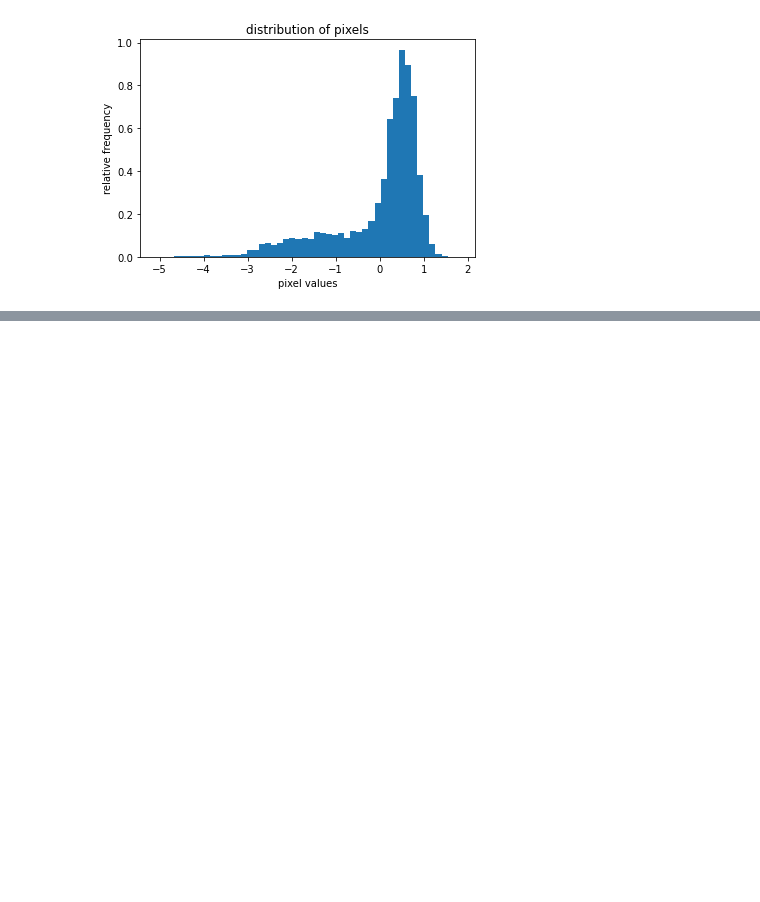
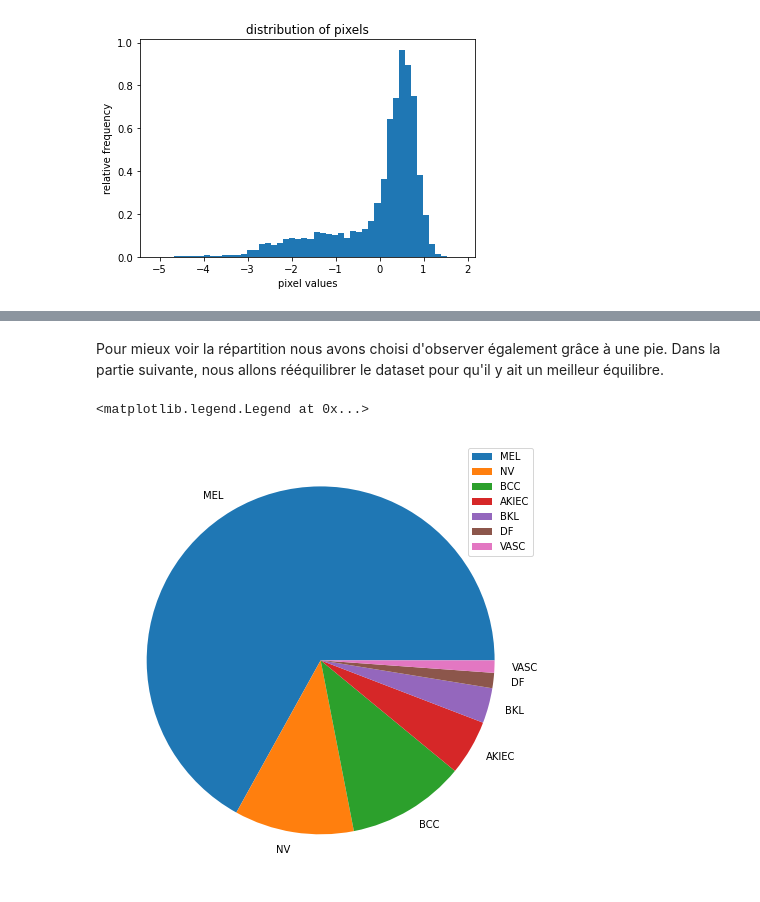
Before and after one commit to OrpheeLonie/MLBIO, a Jupyter notebook: describe_data.ipynb, the cells around one changed output, grey strips where cells are left out. Cells and saved outputs as stored; diff of their text form; code cells hidden in the pictures; blank space fills up the shorter version.

```diff
--- a/describe_data.ipynb
+++ b/describe_data.ipynb
@@ -256,24 +121,0 @@ optimizer = optim.SGD(net.parameters(), lr=0.001, momentum=0.9)
-# %%
-for epoch in range(2):  # loop over the dataset multiple times
-
-    running_loss = 0.0
-    for i, data in enumerate(train_loader):
-        # get the inputs; data is a list of [inputs, labels]
-        inputs, labels = data
-
-        # zero the parameter gradients
-        optimizer.zero_grad()
-
-        # forward + backward + optimize
-        outputs = net(inputs)
-        loss = criterion(outputs, labels)
-        loss.backward()
-        optimizer.step()
-
-        # print statistics
-        running_loss += loss.item()
-        if i % 2000 == 1999:    # print every 2000 mini-batches
-            print(f'[{epoch + 1}, {i + 1:5d}] loss: {running_loss / 2000:.3f}')
-            running_loss = 0.0
-
-print('Finished Training')
@@ -404,0 +256,11 @@ TypeError: __init__() missing 1 required positional argument: 'loader'
+# %% [markdown]
+Pour mieux voir la répartition nous avons choisi d'observer également grâce à une pie. Dans la partie suivante, nous allons rééquilibrer le dataset pour qu'il y ait un meilleur équilibre.
+# %%
+pourcentages = data['label'].value_counts() / len(data)
+from matplotlib import pyplot
+pyplot.figure(figsize = (8, 8))
+pyplot.pie(pourcentages, labels=labels)
+pyplot.legend()
+# %% [output]
+<matplotlib.legend.Legend at 0x...>
+[figure, added]
```
Also changed, not shown: parts of 47 cells of this notebook.
